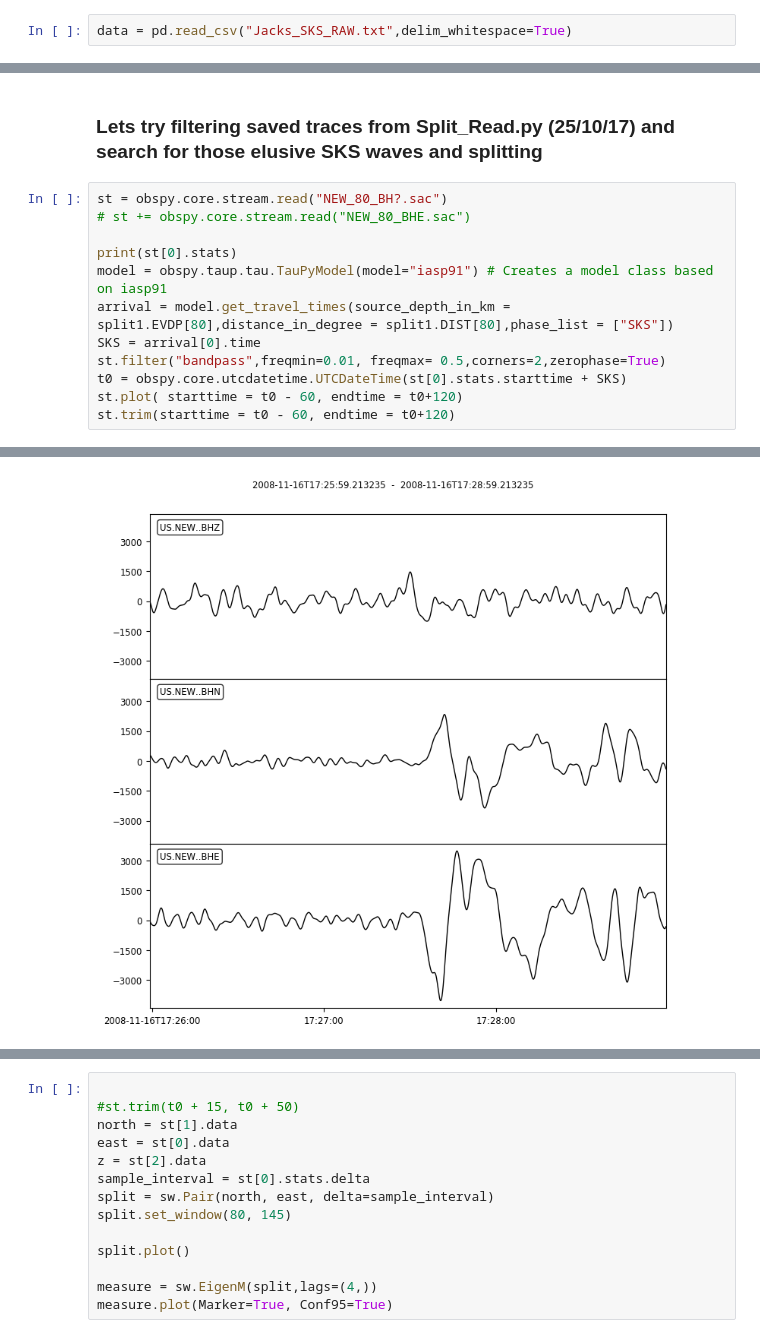
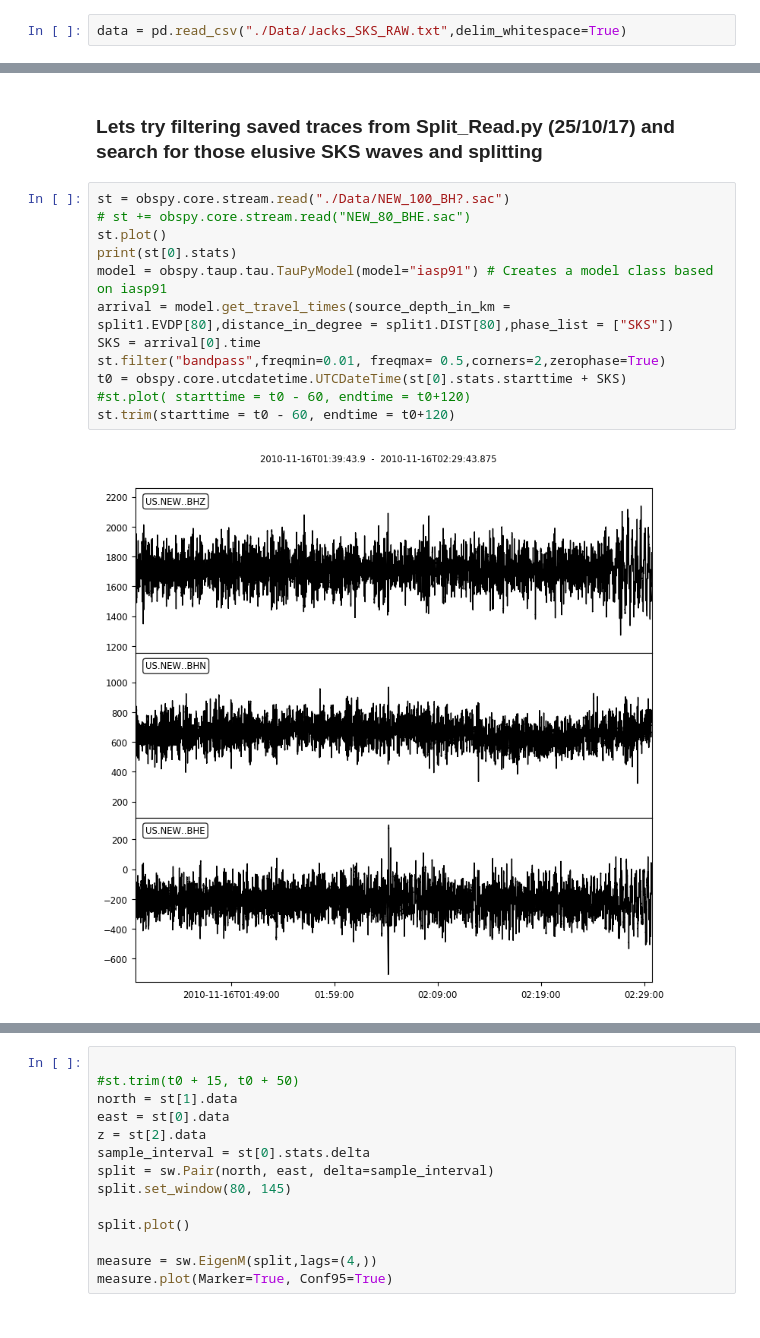
Before and after one commit to Jasplet/DiscrePy, a Jupyter notebook: devel_Split_Read.ipynb, the cells around one changed output, grey strips where cells are left out. Drawn from its saved outputs; the diff is of its cells as text.

```diff
--- a/devel_Split_Read.ipynb
+++ b/devel_Split_Read.ipynb
@@ -30,7 +30,7 @@ obspy.core.util.version
 # %% [output]
 <module 'obspy.core.util.version' from '/anaconda3/envs/obspy/lib/python3.6/site-packages/obspy/core/util/version.py'>
 # %%
-data = pd.read_csv("Jacks_SKS_RAW.txt",delim_whitespace=True)
+data = pd.read_csv("./Data/Jacks_SKS_RAW.txt",delim_whitespace=True)
 # %%
 num_splits = data[data.AUTOQC == 'split' ]['STAT'].value_counts()
 num_splits.index[0]
@@ -337,18 +358,19 @@ x,y,z = thisisatest(1,2)
 # %% [markdown]
 ### Lets try filtering saved traces from Split_Read.py (25/10/17) and search for those elusive SKS waves and splitting
 # %%
-st = obspy.core.stream.read("NEW_80_BH?.sac")
+st = obspy.core.stream.read("./Data/NEW_100_BH?.sac")
 # st += obspy.core.stream.read("NEW_80_BHE.sac")
-
+st.plot()
 print(st[0].stats)
 model = obspy.taup.tau.TauPyModel(model="iasp91") # Creates a model class based on iasp91
 arrival = model.get_travel_times(source_depth_in_km = split1.EVDP[80],distance_in_degree = split1.DIST[80],phase_list = ["SKS"])
 SKS = arrival[0].time
 st.filter("bandpass",freqmin=0.01, freqmax= 0.5,corners=2,zerophase=True)
 t0 = obspy.core.utcdatetime.UTCDateTime(st[0].stats.starttime + SKS)
-st.plot( starttime = t0 - 60, endtime = t0+120)
+#st.plot( starttime = t0 - 60, endtime = t0+120)
 st.trim(starttime = t0 - 60, endtime = t0+120)
 # %% [output]
+[figure, new version]
          network: US
          station: NEW
         location:
@@ -364,2 +386 @@ st.trim(starttime = t0 - 60, endtime = t0+120)
-[figure, old version]
 3 Trace(s) in Stream:
```
Also changed, not shown: parts of 3 cells of this notebook.
